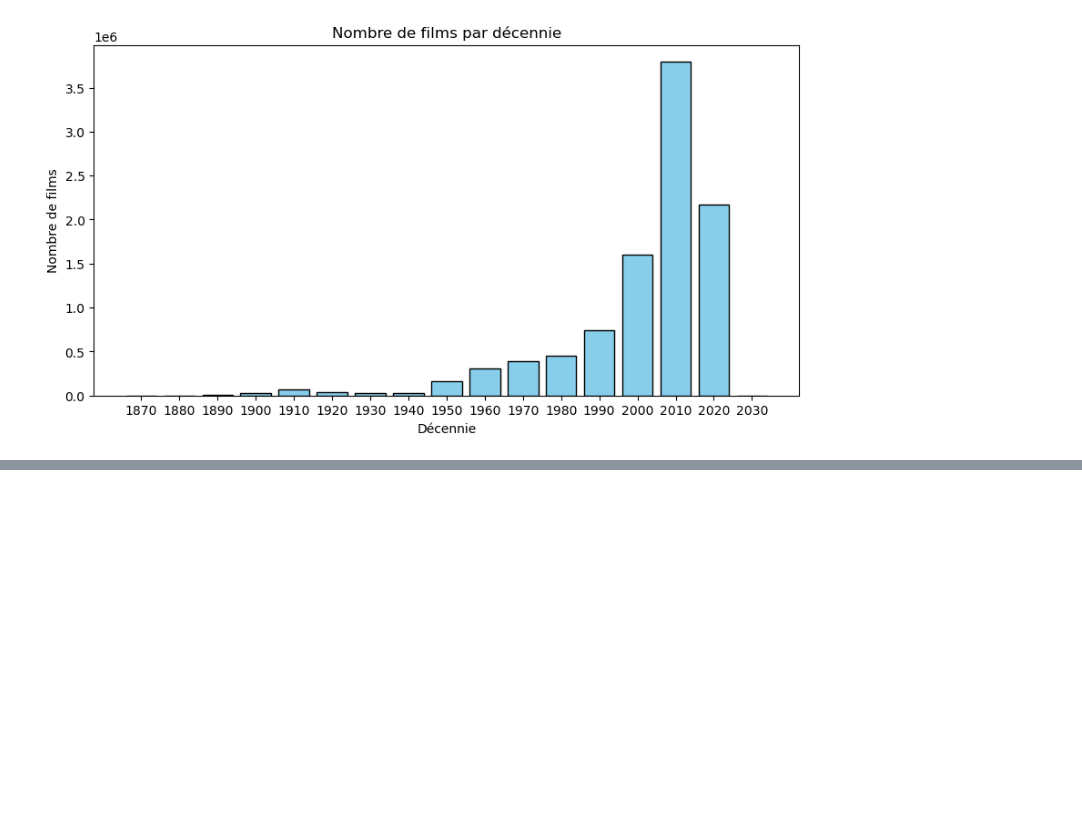
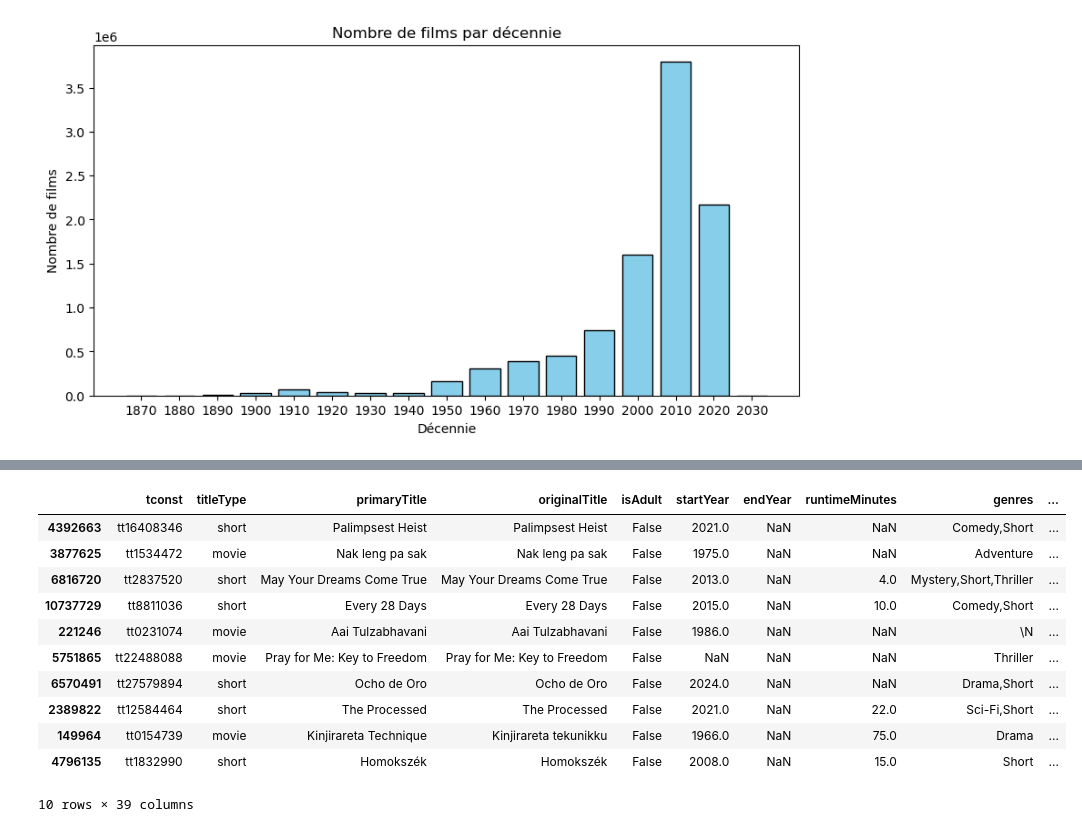
Before and after one commit to jpvt-data/AlgoCinema, a Jupyter notebook: exploration/exploration_title_basics.ipynb, the cells around one changed output, grey strips where cells are left out. Saved outputs shown, nothing was run; the diff lists cells and outputs as text; code cells hidden in the pictures; blank space fills up the shorter version.

```diff
--- a/exploration/exploration_title_basics.ipynb
+++ b/exploration/exploration_title_basics.ipynb
@@ -173,7 +171,7 @@ df_title_basics_copy['isAdult'] = df_title_basics_copy['isAdult'].astype('boolea
 
 
 # Étape 4 : Conversion de genres en liste Python
-df_title_basics_copy['genres'] = df_title_basics_copy['genres'].fillna("").astype(str).str.split(",")
+# df_title_basics_copy['genres'] = df_title_basics_copy['genres'].fillna("").astype(str).str.split(",")
 # %%
 # regarder combien de lignes ont une donnée abérante dans 'isAdult' ?
 print("Avant reformatage et nettoyage : ")
@@ -316,0 +318,20 @@ df_title_basics_copy = df_title_basics_copy[df_title_basics_copy['isAdult'] == T
+# %%
+# Transformer la colonne titleType en plusieurs colonnes :
+
+# Avoir la liste de toutes les valeurs possibles pour le 'genres'
+liste_genres = ['Action', 'Adult', 'Adventure',
+                 'Animation', 'Biography', 'Comedy',
+                   'Crime', 'Documentary', 'Drama', 'Family',
+                     'Fantasy', 'Game-Show', 'History',
+                       'Horror', 'Music', 'Musical', 'Mystery',
+                         'News', 'Reality-TV', 'Romance', 'Sci-Fi',
+                           'Short', 'Sport', 'Talk-Show', 'Thriller',
+                             'War', 'Western', '\\N']
+
+# Parcourir la liste des genres
+for genre in liste_genres :
+    # Créer une nouvelle colonne pour chaque genre
+    df_title_basics_copy[genre] = df_title_basics_copy['genres'].str.contains(genre, na=False, regex=False)
+
+# Afficher un échantillon des données
+print(df_title_basics_copy.sample(5))
@@ -316,0 +382,4 @@ df_title_basics_copy = df_title_basics_copy[df_title_basics_copy['isAdult'] == T
+# %%
+# Suppression des données non désirées dans la colonne 'Adult' (issu de la colonne 'genre' précédemment séparé en colonnes le genre du film):
+
+df_title_basics_copy = df_title_basics_copy[df_title_basics_copy['Adult'] == False] # On ne garde que les lignes où 'Adult' est False.
@@ -317,3 +412,35 @@ df_title_basics_copy = df_title_basics_copy[df_title_basics_copy['isAdult'] == T
+# %%
+# Conserver uniquement 'titleType'  = movie ou = short
+
+df_title_basics_copy = df_title_basics_copy[(df_title_basics_copy['titleType'] == 'movie') | (df_title_basics_copy['titleType'] == 'short')]
+
+
+# Apliquer le get_gummies sur la colonne 'titleType' :
+
+df_dummies = pd.get_dummies(df_title_basics_copy['titleType'])
+df_title_basics_copy = pd.concat([df_title_basics_copy, df_dummies],
+          axis = 1)
+
+# Supprimer les colonnes :
+
+df_title_basics_copy = df_title_basics_copy.drop(['endYear','\N','isAdult'],axis=1)
+
+# Voir le résultat :
+
+df_title_basics_copy.sample(10)
+# %% [output]
+|  | tconst | titleType | primaryTitle | originalTitle | isAdult | startYear | endYear | runtimeMinutes | genres | ... |
+| 4392663 | tt16408346 | short | Palimpsest Heist | Palimpsest Heist | False | 2021.0 | NaN | NaN | Comedy,Short | ... |
+| 3877625 | tt1534472 | movie | Nak leng pa sak | Nak leng pa sak | False | 1975.0 | NaN | NaN | Adventure | ... |
+| 6816720 | tt2837520 | short | May Your Dreams Come True | May Your Dreams Come True | False | 2013.0 | NaN | 4.0 | Mystery,Short,Thriller | ... |
+| 10737729 | tt8811036 | short | Every 28 Days | Every 28 Days | False | 2015.0 | NaN | 10.0 | Comedy,Short | ... |
+| 221246 | tt0231074 | movie | Aai Tulzabhavani | Aai Tulzabhavani | False | 1986.0 | NaN | NaN | \N | ... |
+| 5751865 | tt22488088 | movie | Pray for Me: Key to Freedom | Pray for Me: Key to Freedom | False | NaN | NaN | NaN | Thriller | ... |
+| 6570491 | tt27579894 | short | Ocho de Oro | Ocho de Oro | False | 2024.0 | NaN | NaN | Drama,Short | ... |
+| 2389822 | tt12584464 | short | The Processed | The Processed | False | 2021.0 | NaN | 22.0 | Sci-Fi,Short | ... |
+| 149964 | tt0154739 | movie | Kinjirareta Technique | Kinjirareta tekunikku | False | 1966.0 | NaN | 75.0 | Drama | ... |
+| 4796135 | tt1832990 | short | Homokszék | Homokszék | False | 2008.0 | NaN | 15.0 | Short | ... |
+10 rows × 39 columns
 # %%
 # Exporter en CSV
 
```
Also changed, not shown: parts of 8 cells of this notebook, 2 other files.
